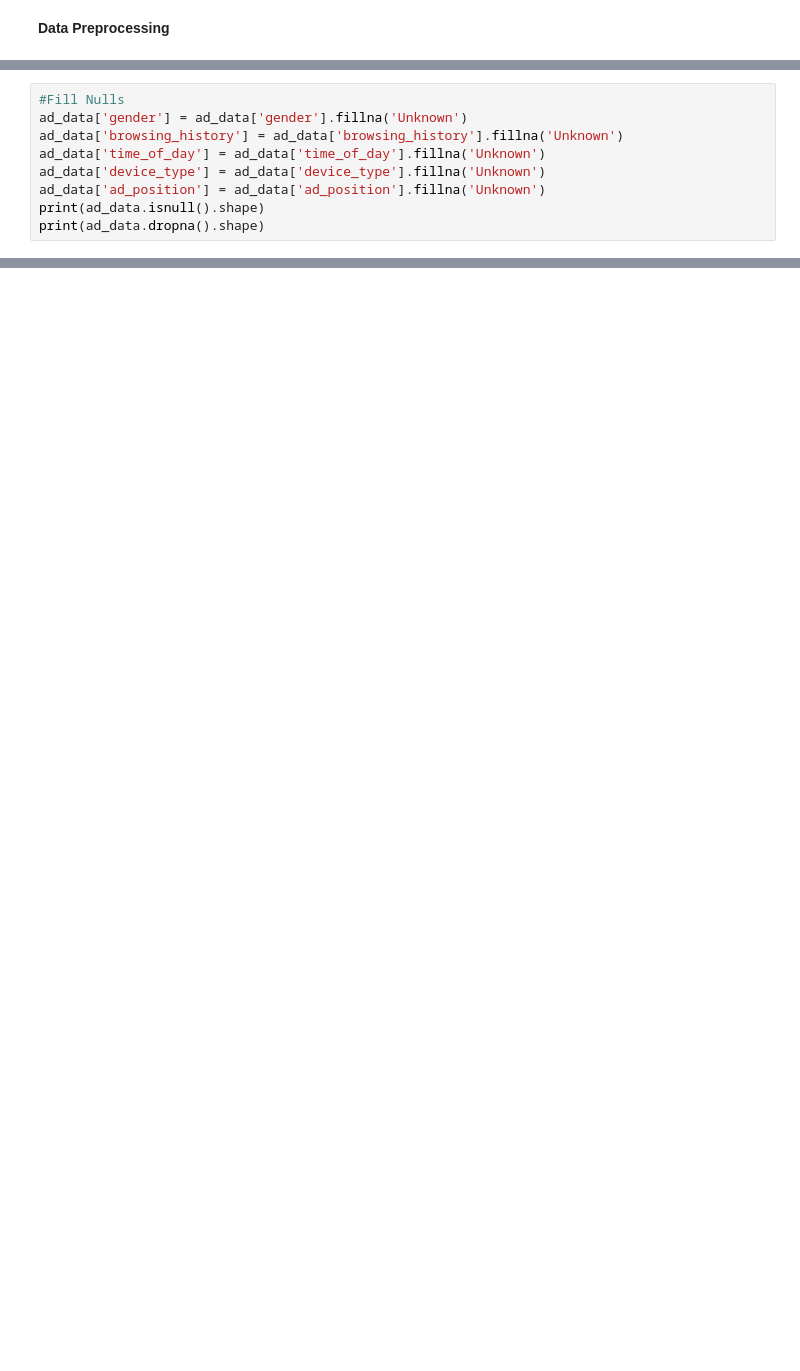
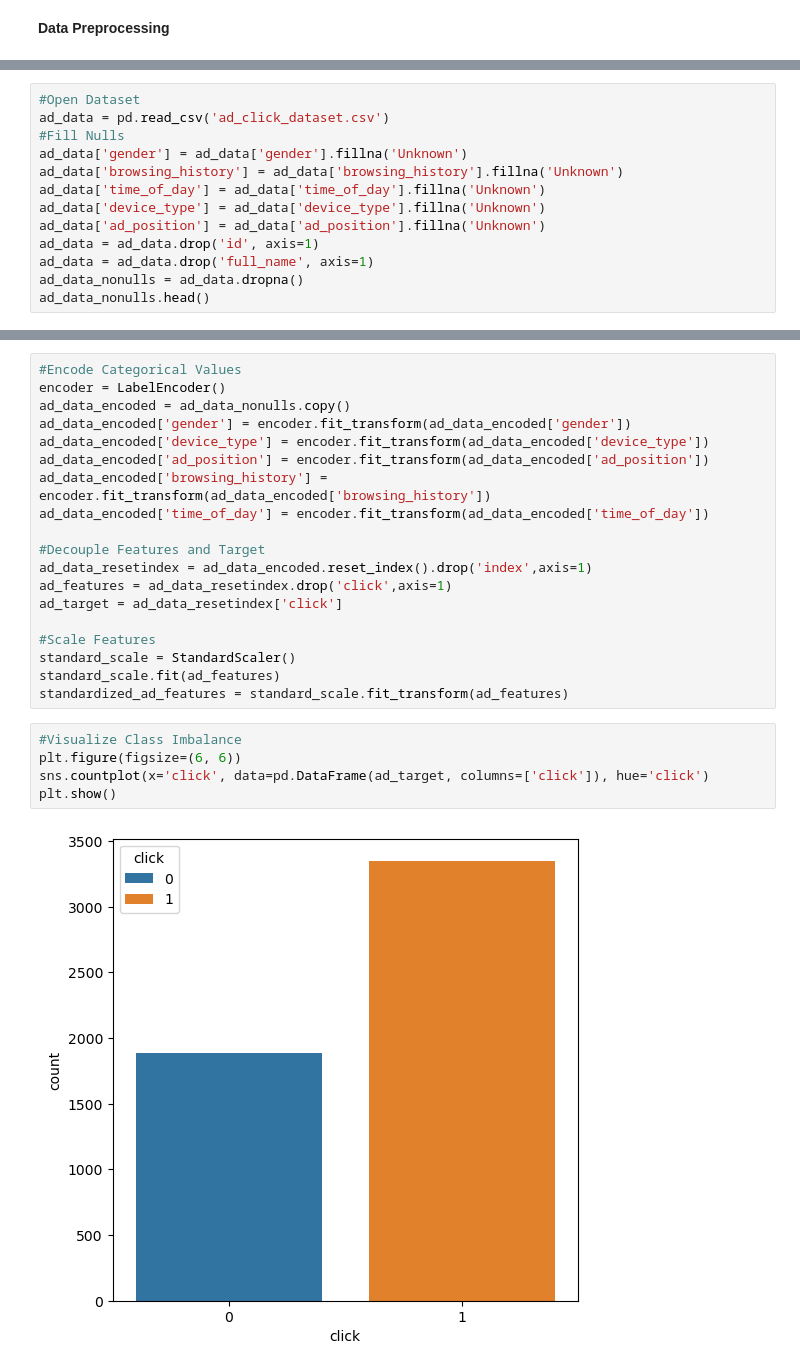
Before and after one commit to RiaChacko/MLGroup, a Jupyter notebook: Project.ipynb, the cells around one changed output, grey strips where cells are left out. Cells and saved outputs as stored; diff of their text form; blank space fills up the shorter version.

```diff
--- a/Project.ipynb
+++ b/Project.ipynb
@@ -18,10 +17,14 @@ ad_data.head()
 # %%
+#Open Dataset
+ad_data = pd.read_csv('ad_click_dataset.csv')
 #Fill Nulls
 ad_data['gender'] = ad_data['gender'].fillna('Unknown')
 ad_data['browsing_history'] = ad_data['browsing_history'].fillna('Unknown')
 ad_data['time_of_day'] = ad_data['time_of_day'].fillna('Unknown')
 ad_data['device_type'] = ad_data['device_type'].fillna('Unknown')
 ad_data['ad_position'] = ad_data['ad_position'].fillna('Unknown')
-print(ad_data.isnull().shape)
-print(ad_data.dropna().shape)
+ad_data = ad_data.drop('id', axis=1)
+ad_data = ad_data.drop('full_name', axis=1)
+ad_data_nonulls = ad_data.dropna()
+ad_data_nonulls.head()
 # %% [output]
@@ -29,0 +37,26 @@ print(ad_data.dropna().shape)
+# %%
+#Encode Categorical Values
+encoder = LabelEncoder()
+ad_data_encoded = ad_data_nonulls.copy()
+ad_data_encoded['gender'] = encoder.fit_transform(ad_data_encoded['gender'])
+ad_data_encoded['device_type'] = encoder.fit_transform(ad_data_encoded['device_type'])
+ad_data_encoded['ad_position'] = encoder.fit_transform(ad_data_encoded['ad_position'])
+ad_data_encoded['browsing_history'] = encoder.fit_transform(ad_data_encoded['browsing_history'])
+ad_data_encoded['time_of_day'] = encoder.fit_transform(ad_data_encoded['time_of_day'])
+
+#Decouple Features and Target
+ad_data_resetindex = ad_data_encoded.reset_index().drop('index',axis=1)
+ad_features = ad_data_resetindex.drop('click',axis=1)
+ad_target = ad_data_resetindex['click']
+
+#Scale Features
+standard_scale = StandardScaler()
+standard_scale.fit(ad_features)
+standardized_ad_features = standard_scale.fit_transform(ad_features)
+# %%
+#Visualize Class Imbalance
+plt.figure(figsize=(6, 6))
+sns.countplot(x='click', data=pd.DataFrame(ad_target, columns=['click']), hue='click')
+plt.show()
+# %% [output]
+[figure, added]
```
Also changed, not shown: parts of 10 cells of this notebook.
